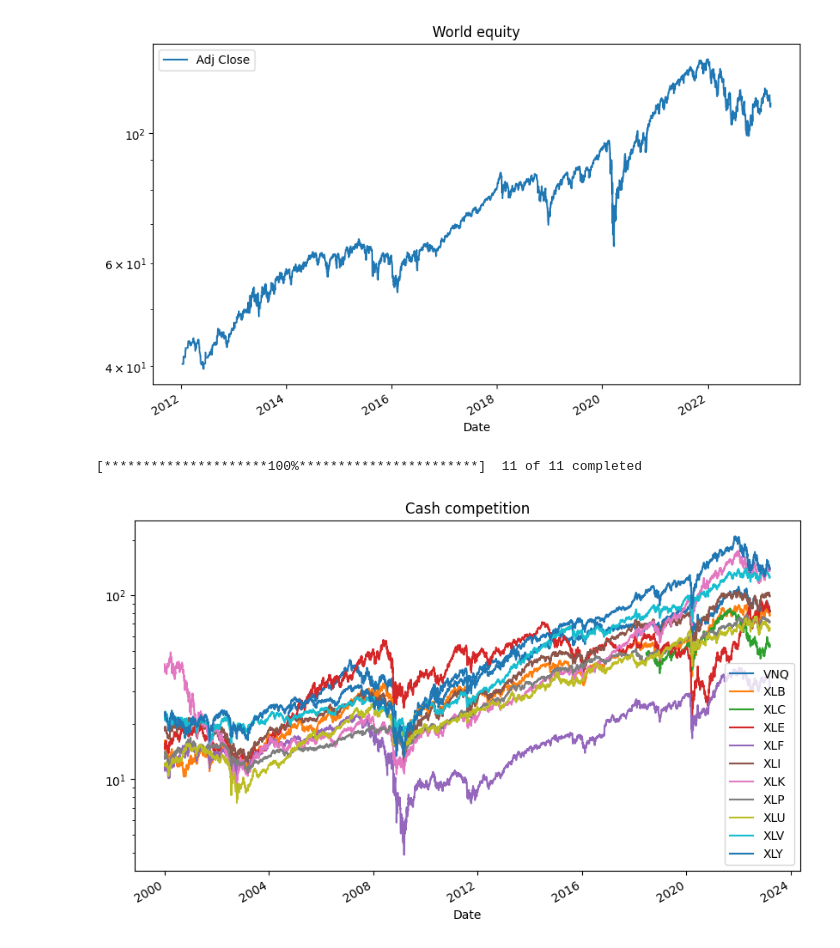
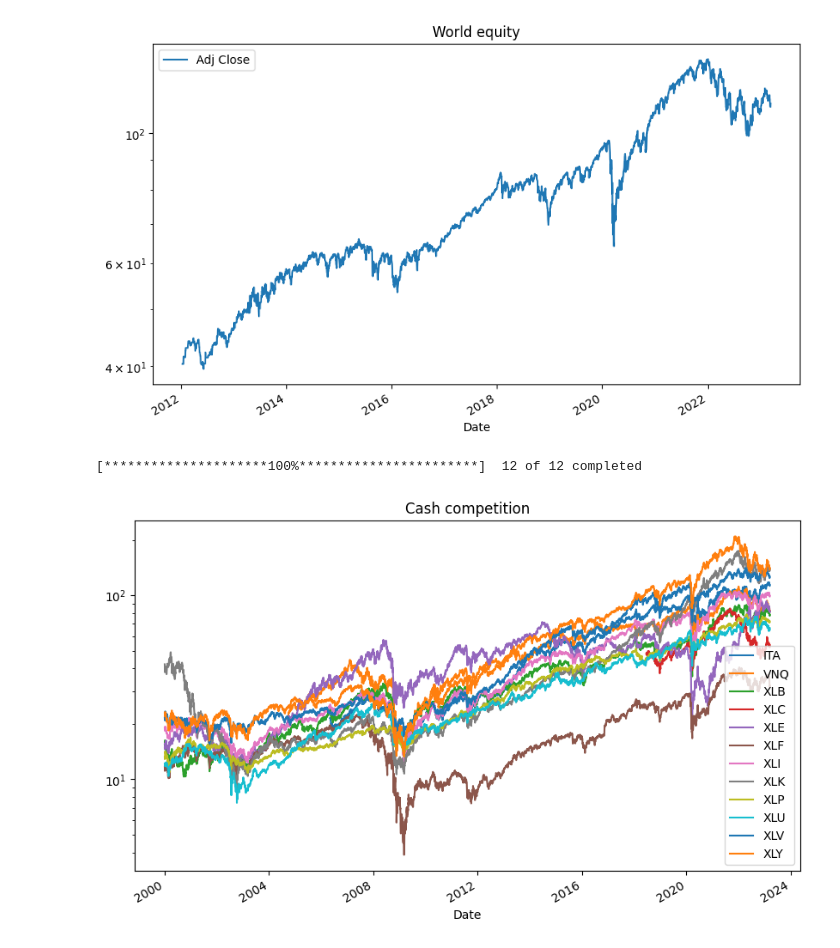
Before and after one commit to dkn-maida/farscape-investment, a Jupyter notebook: equity_alpha.ipynb, the cells around one changed output. Cells and saved outputs as stored; diff of their text form; code cells hidden in the pictures.

```diff
--- a/equity_alpha.ipynb
+++ b/equity_alpha.ipynb
@@ -18,20 +18,20 @@ plt.show()
 [*********************100%***********************]  1 of 1 completed
 [figure]
 # %%
-tickers = ['XLV', 'XLY', 'XLC', 'XLF', 'XLI', 'XLP', 'XLU', 'XLB', 'VNQ', 'XLE', 'XLK']
+tickers = ['XLV', 'XLY', 'XLC', 'XLF', 'XLI', 'XLP', 'XLU', 'XLB', 'VNQ', 'XLE', 'XLK', 'ITA']
 
 # Download historical data for the ETFs
 data = yf.download(tickers, start='2000-01-01')['Adj Close']
 
 # Plot the ETFs in a logarithmic scale
 fig, ax = plt.subplots(figsize=(10, 6))
 data.plot(ax=ax, logy=True)
 
 # Add a legend
 plt.title("Cash competition")
 plt.legend()
 # Show the plot
 plt.show()
 # %% [output]
-[*********************100%***********************]  11 of 11 completed
+[*********************100%***********************]  12 of 12 completed
-[figure, old version]
+[figure, new version]
```
